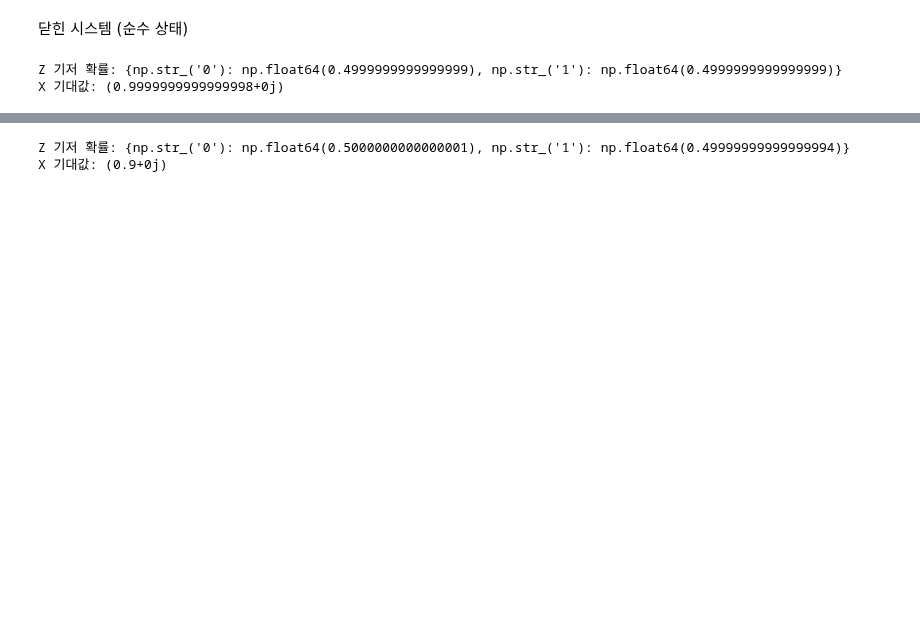
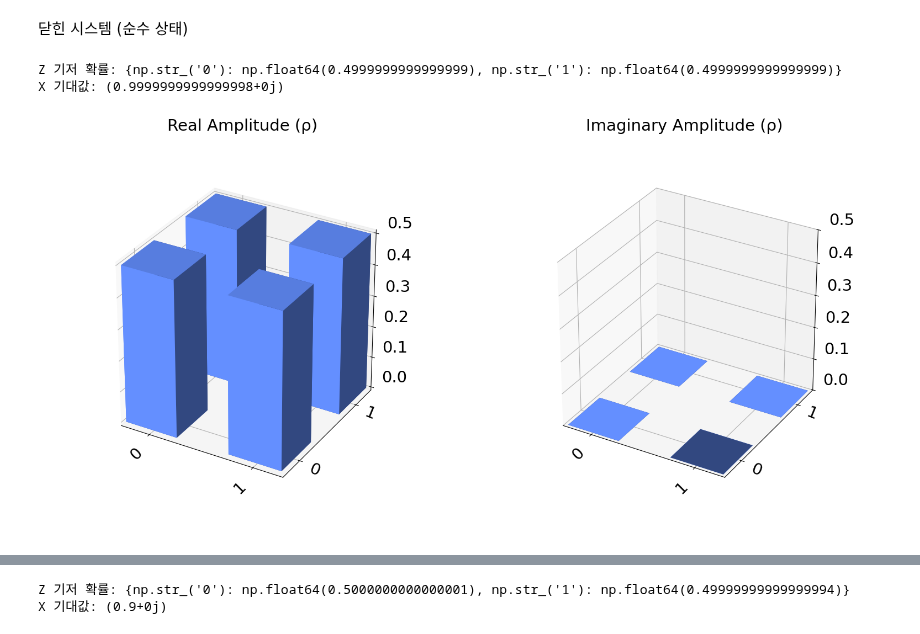
Before and after one commit to mkbahk/QuantumComputing, a Jupyter notebook: QuantumSystem_CloseSystem_vs_OpenSystem_mkbahk_20250505.ipynb, the cells around one changed output, grey strips where cells are left out. Cells and saved outputs as stored; diff of their text form; code cells hidden in the pictures; blank space fills up the shorter version.

```diff
--- a/QuantumSystem_CloseSystem_vs_OpenSystem_mkbahk_20250505.ipynb
+++ b/QuantumSystem_CloseSystem_vs_OpenSystem_mkbahk_20250505.ipynb
@@ -42,3 +42,7 @@ print("X 기대값:", state.expectation_value([[0, 1], [1, 0]]))  # Pauli-X
 # %% [output]
 Z 기저 확률: {np.str_('0'): np.float64(0.4999999999999999), np.str_('1'): np.float64(0.4999999999999999)}
 X 기대값: (0.9999999999999998+0j)
+# %%
+plot_state_city(state)
+# %% [output]
+[figure, added]
```
Also changed, not shown: parts of 3 cells of this notebook.
